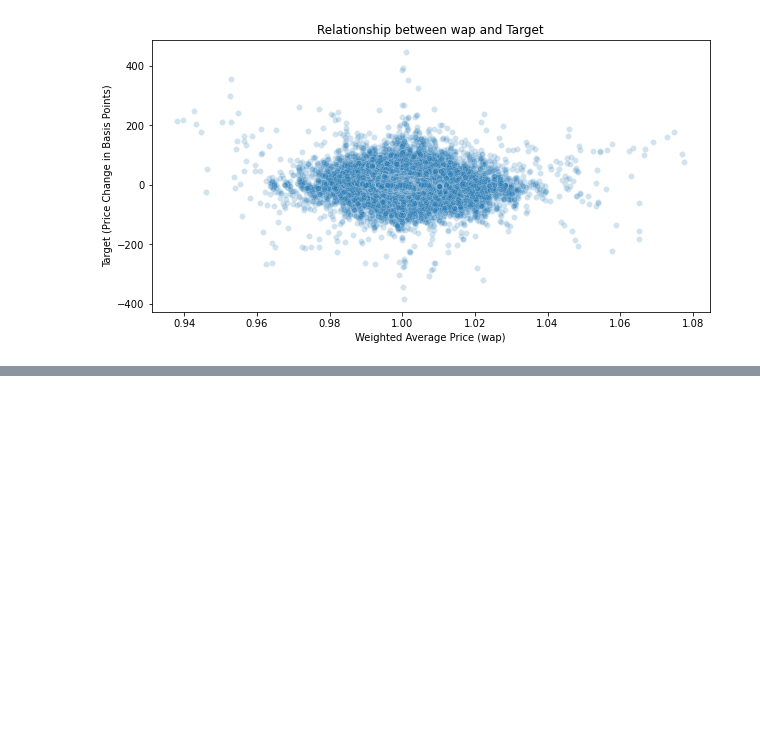
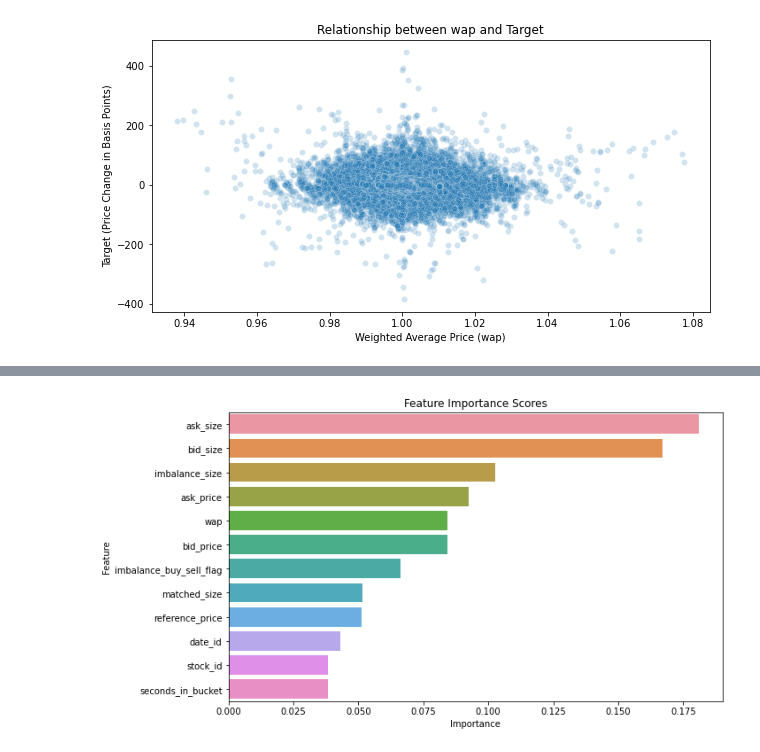
Before and after one commit to aryantiwariofficial/stocker, a Jupyter notebook: Project_Stocker.ipynb, the cells around one changed output, grey strips where cells are left out. Saved outputs shown, nothing was run; the diff lists cells and outputs as text; code cells hidden in the pictures; blank space fills up the shorter version.

```diff
--- a/Project_Stocker.ipynb
+++ b/Project_Stocker.ipynb
@@ -106,0 +134,14 @@ plt.show()
+# %%
+nrows = 300000  # Adjust the number of rows as needed
+data = pd.read_csv('train.csv', nrows=nrows)
+
+# Define features and target (adjust column names as needed)
+# For this example, let's assume 'wap' and 'bid_price1' are features, and 'target' is the target variable.
+features = ['stock_id', 'date_id', 'seconds_in_bucket','imbalance_size','imbalance_buy_sell_flag', 'reference_price', 'matched_size', 'bid_price', 'bid_size', 'ask_price','ask_size','wap']
+target = 'target'
+
+# Split the data into training (80%) and testing (20%) sets
+X_train, X_test, y_train, y_test = train_test_split(data[features], data[target], test_size=0.2, random_state=42)
+# %%
+model = xgb.XGBRegressor(learning_rate=0.1, max_depth=3, n_estimators=100)
+model.fit(X_train, y_train)
@@ -106,0 +158,18 @@ plt.show()
+# %%
+feature_importance = model.feature_importances_
+import matplotlib.pyplot as plt
+import seaborn as sns
+
+# Create a DataFrame to store feature names and their importance scores
+feature_importance_df = pd.DataFrame({'Feature': X_train.columns, 'Importance': feature_importance})
+
+# Sort the features by importance
+feature_importance_df = feature_importance_df.sort_values(by='Importance', ascending=False)
+
+# Create a bar plot to visualize feature importance
+plt.figure(figsize=(10, 6))
+sns.barplot(x='Importance', y='Feature', data=feature_importance_df)
+plt.title('Feature Importance Scores')
+plt.show()
+# %% [output]
+[figure, added]
```
Also changed, not shown: parts of 5 cells of this notebook.
